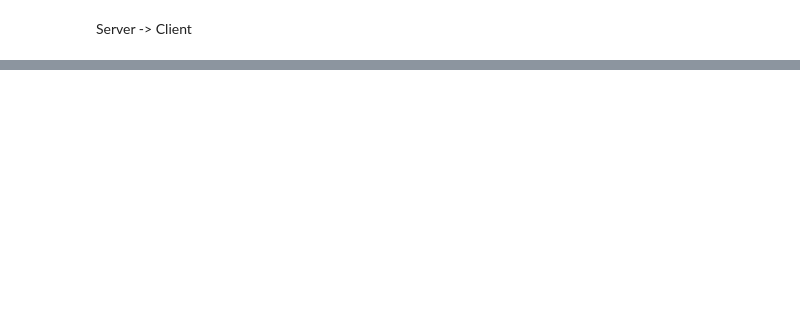
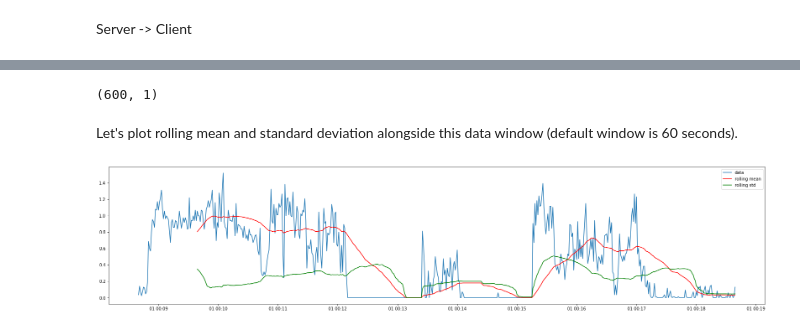
Before and after one commit to nislab/gensync, a Jupyter notebook: run/analysis.ipynb, the cells around one changed output, grey strips where cells are left out. Drawn from its saved outputs; the diff is of its cells as text; code cells hidden in the pictures; blank space fills up the shorter version.

```diff
--- a/run/analysis.ipynb
+++ b/run/analysis.ipynb
@@ -731,0 +745,7 @@ plot_iperf_time_series(iperf_1026_sc, title='Bandwidth POWDER close moderate')
+# %%
+one_window = iperf_1026_sc[520:1120]                     # constrain our analysis to only one window
+data = one_window.copy()
+data = data[['start', 'Mbps']]
+data['start'] = pd.to_datetime(data['start'], unit='s')  # convert to time series, formally
+data = data.set_index('start')
+data.head()
@@ -731,0 +760,20 @@ plot_iperf_time_series(iperf_1026_sc, title='Bandwidth POWDER close moderate')
+# %%
+data.shape
+# %% [output]
+(600, 1)
+# %% [markdown]
+Let's plot rolling mean and standard deviation alongside this data window (default window is 60 seconds).
+# %%
+def plot_moving_avg_std(data: pd.DataFrame, window=60) -> None:
+    r_mean = data.rolling(window).mean()
+    r_std = data.rolling(window).std()
+
+    plt.figure(figsize=(28, 6))
+    plt.plot(data, label='data')
+    plt.plot(r_mean, label='rolling mean', color='r')
+    plt.plot(r_std, label='rolling std', color='g')
+    plt.legend()
+
+plot_moving_avg_std(data, window=60)
+# %% [output]
+[figure, added]
```
Also changed, not shown: parts of 18 cells of this notebook.
